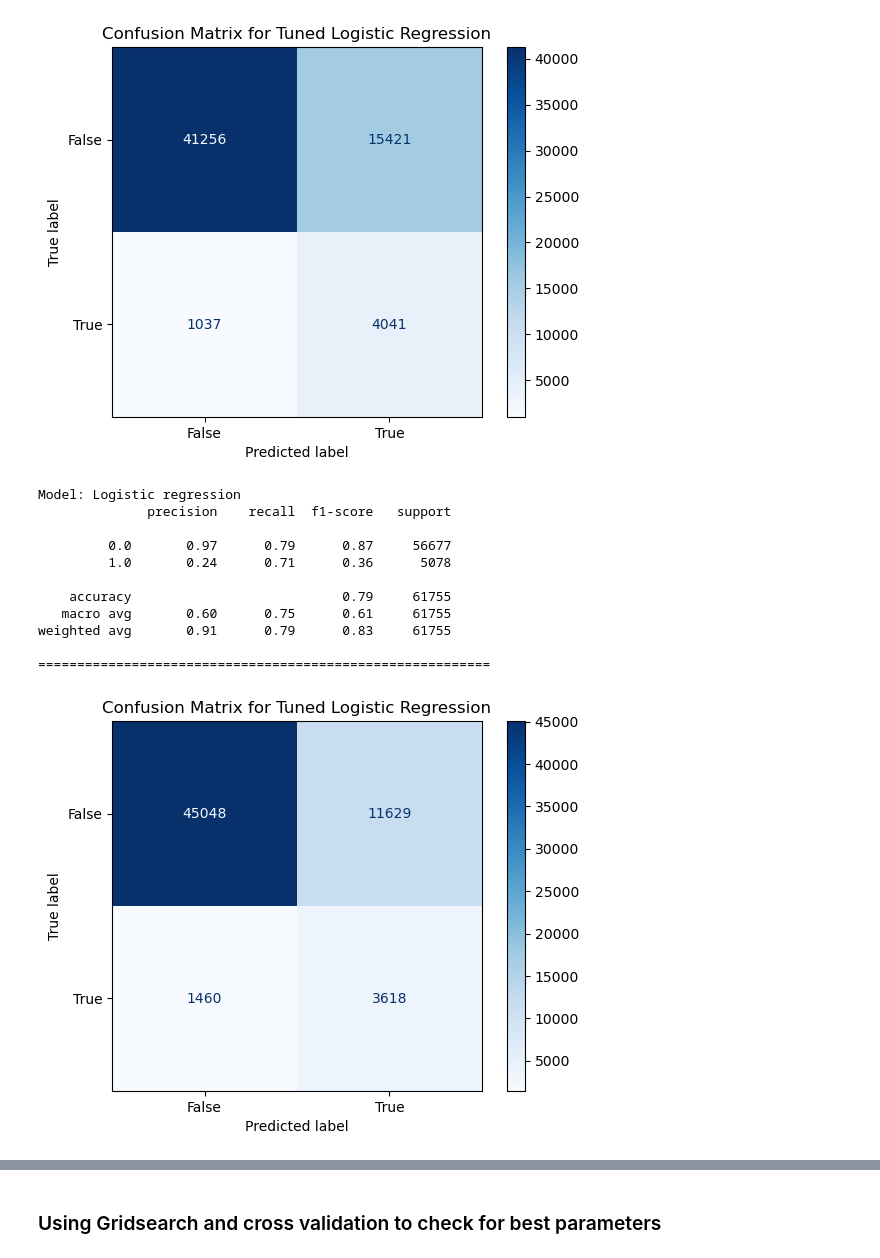
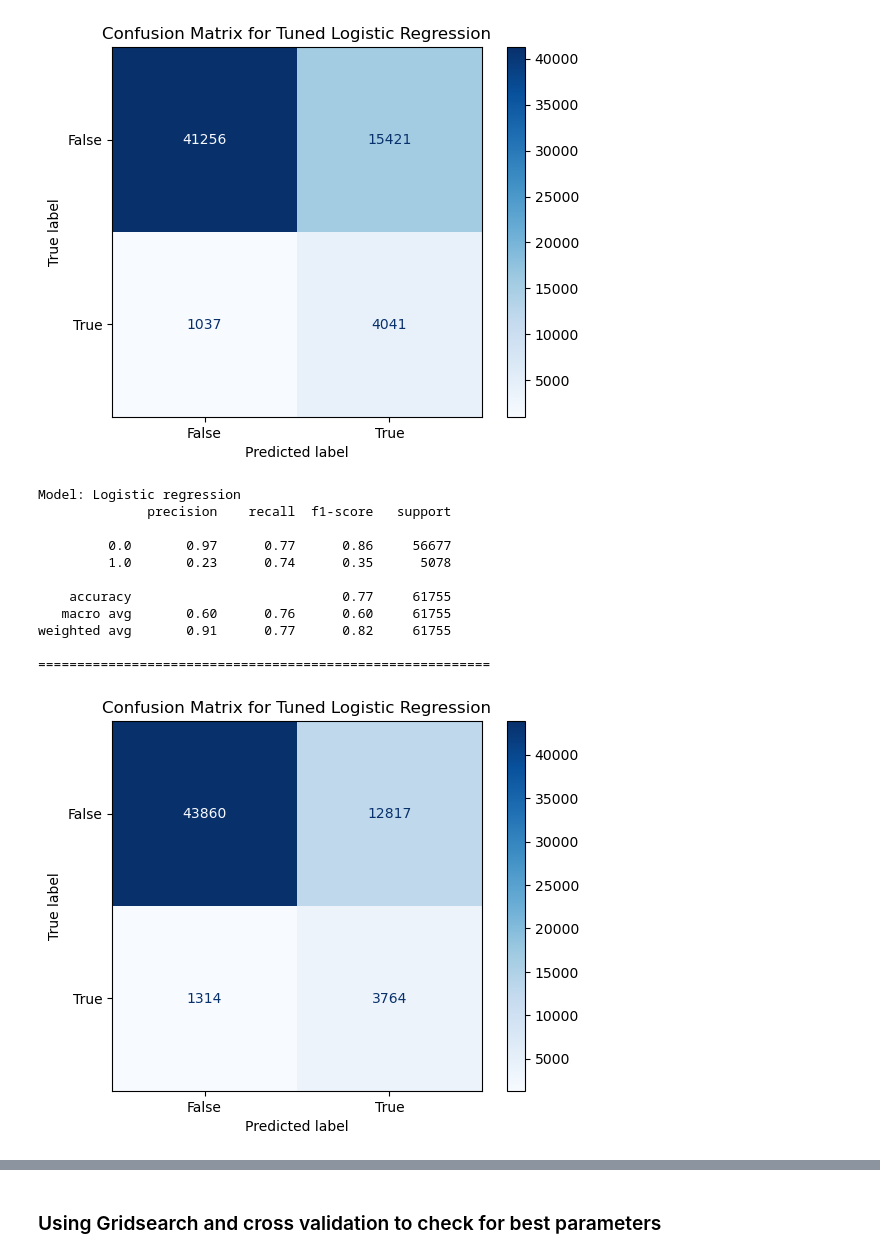
Before and after one commit to ziyanoffl/Heart_Disease_Prediction, a Jupyter notebook: data_modelling_cardiovascular.ipynb, the cells around one changed output, grey strips where cells are left out. Cells and saved outputs as stored; diff of their text form; code cells hidden in the pictures.

```diff
--- a/data_modelling_cardiovascular.ipynb
+++ b/data_modelling_cardiovascular.ipynb
@@ -643,3 +648,45 @@ Model: Logistic Regression with hyperparameter tuning
 weighted avg       0.91      0.73      0.79     61755
 
 ==========================================================
+# %%
+from sklearn.linear_model import LogisticRegression
+from sklearn.model_selection import RandomizedSearchCV, RepeatedStratifiedKFold
+from sklearn.metrics import accuracy_score, precision_score, recall_score, f1_score, classification_report
+
+# Create a Logistic Regression classifier object
+logreg_classifier = LogisticRegression(class_weight='balanced', random_state=42)
+
+# Define the parameter distribution for the Logistic Regression classifier
+param_dist = {
+    'penalty': ['l1', 'l2', 'elasticnet'],
+    'C': [0.001, 0.01, 0.1, 1, 10],
+    'solver': ['liblinear', 'saga'],
+    'l1_ratio': [0.1, 0.3, 0.5, 0.7, 0.9]
+}
+
+# Create a randomized search object with roc_auc as the scoring metric and n_iter=20
+random_search = RandomizedSearchCV(logreg_classifier, param_dist, scoring='roc_auc', n_iter=20, cv=5, n_jobs=-1)
+
+# Fit the model on the training data using random search
+random_search.fit(X_train, y_train)
+
+# Print the best parameters and score
+print(random_search.best_params_)
+print(random_search.best_score_)
+
+# Get the best model from the random search
+best_logreg_model = random_search.best_estimator_
+
+# Make predictions
+y_pred = best_logreg_model.predict(X_test)
+
+# Evaluate the performance metrics
+accuracy = accuracy_score(y_test, y_pred)
+precision = precision_score(y_test, y_pred)
+recall = recall_score(y_test, y_pred)
+f1 = f1_score(y_test, y_pred)
+
+# Print the results
+print("Model: Logistic Regression with hyperparameter tuning")
+print(classification_report(y_test, y_pred))
+print('==========================================================')
@@ -695,7 +773,7 @@ weighted avg       0.91      0.73      0.79     61755
 # %%
 from sklearn.metrics import ConfusionMatrixDisplay
 
-threshold = 0.58
+threshold = 0.555
 
 # Fit the model on the scaled training data
 log_reg = LogisticRegression(C=0.1, penalty='l1', solver='liblinear', class_weight='balanced', random_state=42, max_iter=500)
@@ -706,36 +784,36 @@ log_reg.fit(X_train, y_train)
 # Get the probabilities for each class
 y_pred_proba = log_reg.predict_proba(X_test)[:, 1]
 
 # Make predictions based on the threshold
 y_pred = (y_pred_proba >= threshold).astype(int)
 
 # Evaluate the performance metrics
 accuracy = accuracy_score(y_test, y_pred)
 precision = precision_score(y_test, y_pred)
 recall = recall_score(y_test, y_pred)
 f1 = f1_score(y_test, y_pred)
 
 # Print the results
 print(f"Model: Logistic regression")
 print(classification_report(y_test, y_pred))
 print('==========================================================')
 
 # Calculate confusion matrix
 cm = confusion_matrix(y_test, y_pred)
 disp = ConfusionMatrixDisplay(confusion_matrix=cm, display_labels=["False", "True"])
 disp.plot(cmap=plt.cm.Blues)
 plt.title(f'Confusion Matrix for Tuned Logistic Regression')
 plt.show()
 # %% [output]
 Model: Logistic regression
               precision    recall  f1-score   support
 
-         0.0       0.97      0.79      0.87     56677
-         1.0       0.24      0.71      0.36      5078
+         0.0       0.97      0.77      0.86     56677
+         1.0       0.23      0.74      0.35      5078
 
-    accuracy                           0.79     61755
-   macro avg       0.60      0.75      0.61     61755
-weighted avg       0.91      0.79      0.83     61755
+    accuracy                           0.77     61755
+   macro avg       0.60      0.76      0.60     61755
+weighted avg       0.91      0.77      0.82     61755
 
 ==========================================================
-[figure, old version]
+[figure, new version]
```
Also changed, not shown: parts of 16 cells of this notebook, 1 other file.
